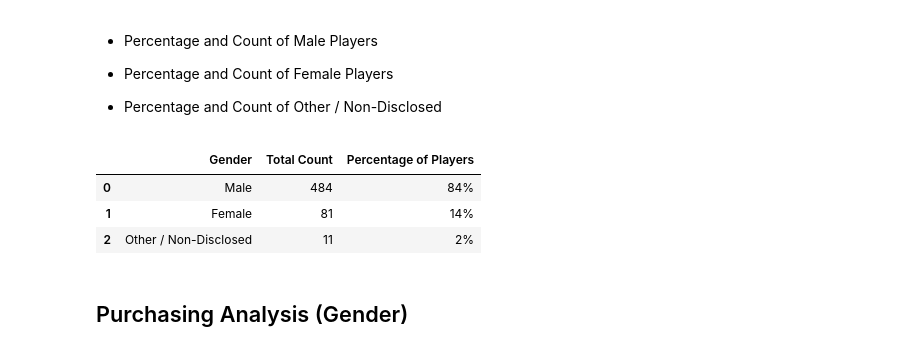
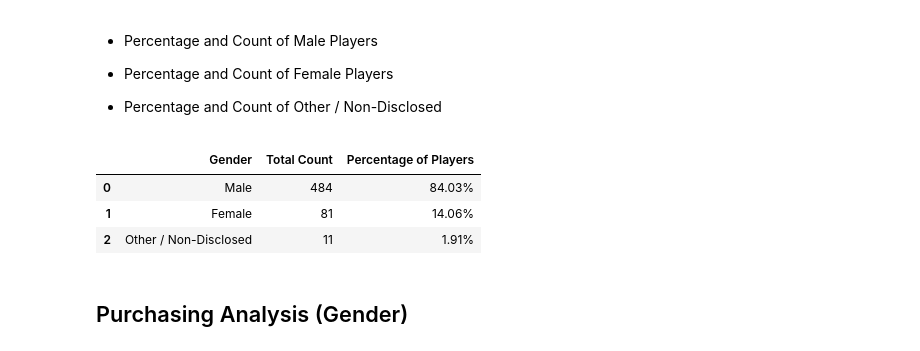
Before and after one commit to SMahashraya/pandas-challenge, a Jupyter notebook: HeroesOfPymoli_hw.ipynb, the cells around one changed output. Drawn from its saved outputs; the diff is of its cells as text; code cells hidden in the pictures.

```diff
--- a/HeroesOfPymoli_hw.ipynb
+++ b/HeroesOfPymoli_hw.ipynb
@@ -63,27 +68,27 @@ prch_summ
 # %%
 prch_unique = prch_df.drop_duplicates(subset = ["SN"])
 prch_unique.count()
 
 male_total = prch_unique.loc[prch_unique["Gender"] == "Male"]
 female_total = prch_unique.loc[prch_unique["Gender"] == "Female"]
 other_total = prch_unique.loc[prch_unique["Gender"] == "Other / Non-Disclosed"]
 male_count = prch_unique.loc[prch_unique["Gender"] == "Male"]["SN"].count()
 female_count = prch_unique.loc[prch_unique["Gender"] == "Female"]["SN"].count()
 other_count = prch_unique.loc[prch_unique["Gender"] == "Other / Non-Disclosed"]["SN"].count()
-pcnt_male = "{0:.0f}%".format(male_players/(male_players + female_players + other_players)*100)
-pcnt_female = "{0:.0f}%".format(female_players/(male_players + female_players + other_players)*100)
-pcnt_other = "{0:.0f}%".format(other_players/(male_players + female_players + other_players)*100)
+pcnt_male = "{0:.2f}%".format(male_count/(male_count + female_count + other_count)*100)
+pcnt_female = "{0:.2f}%".format(female_count/(male_count + female_count + other_count)*100)
+pcnt_other = "{0:.2f}%".format(other_count/(male_count + female_count + other_count)*100)
 
 gender_df = pd.DataFrame({"Gender": ["Male", "Female", "Other / Non-Disclosed"],
-                          "Total Count": [male_players, female_players, other_players],
+                          "Total Count": [male_count, female_count, other_count],
                           "Percentage of Players": [pcnt_male, pcnt_female, pcnt_other]})
 gender_df.groupby(["Gender"])
 gender_df
 # %% [output]
 |  | Gender | Total Count | Percentage of Players |
-| 0 | Male | 484 | 84% |
-| 1 | Female | 81 | 14% |
-| 2 | Other / Non-Disclosed | 11 | 2% |
+| 0 | Male | 484 | 84.03% |
+| 1 | Female | 81 | 14.06% |
+| 2 | Other / Non-Disclosed | 11 | 1.91% |
 # %% [markdown]
 
 ## Purchasing Analysis (Gender)
```
Also changed, not shown: parts of 8 cells of this notebook.
